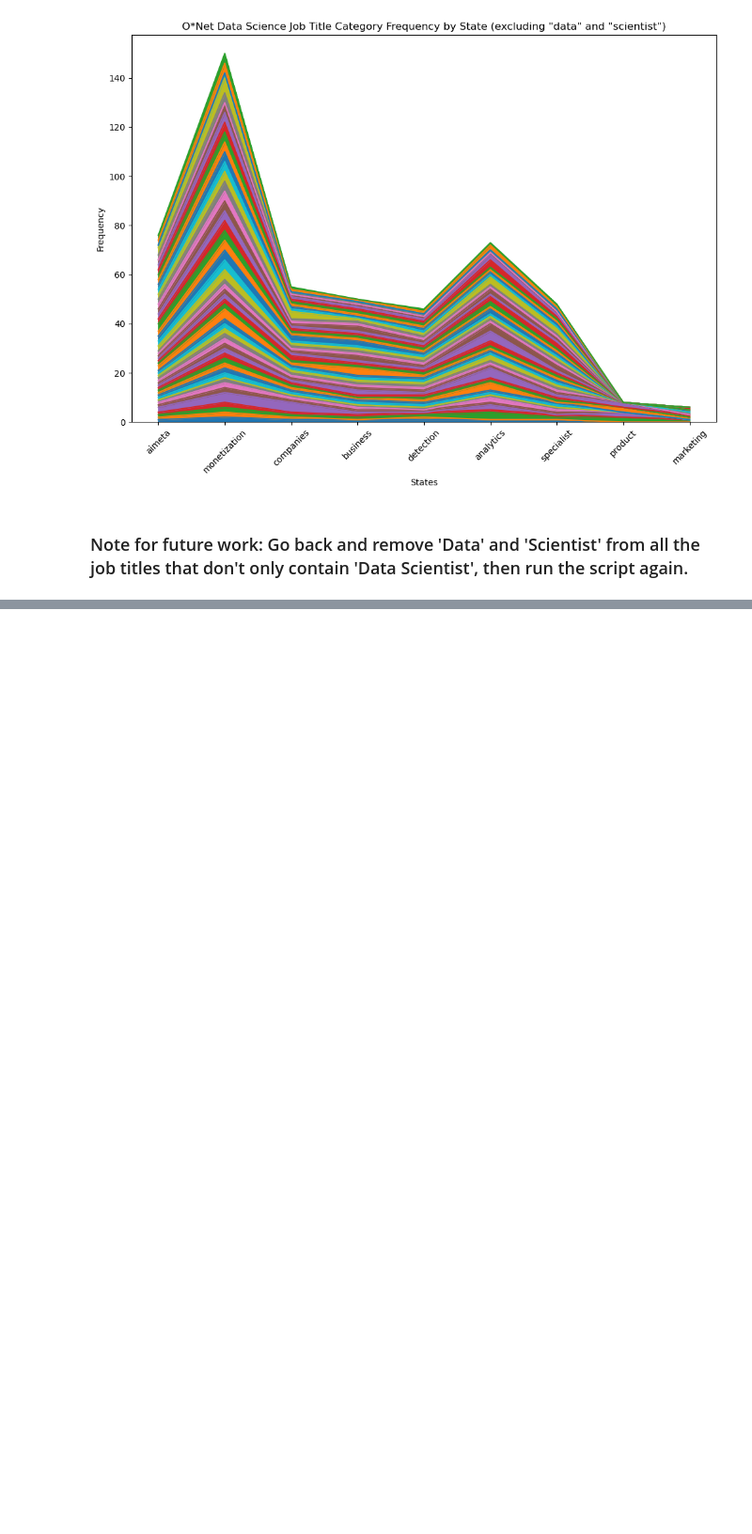
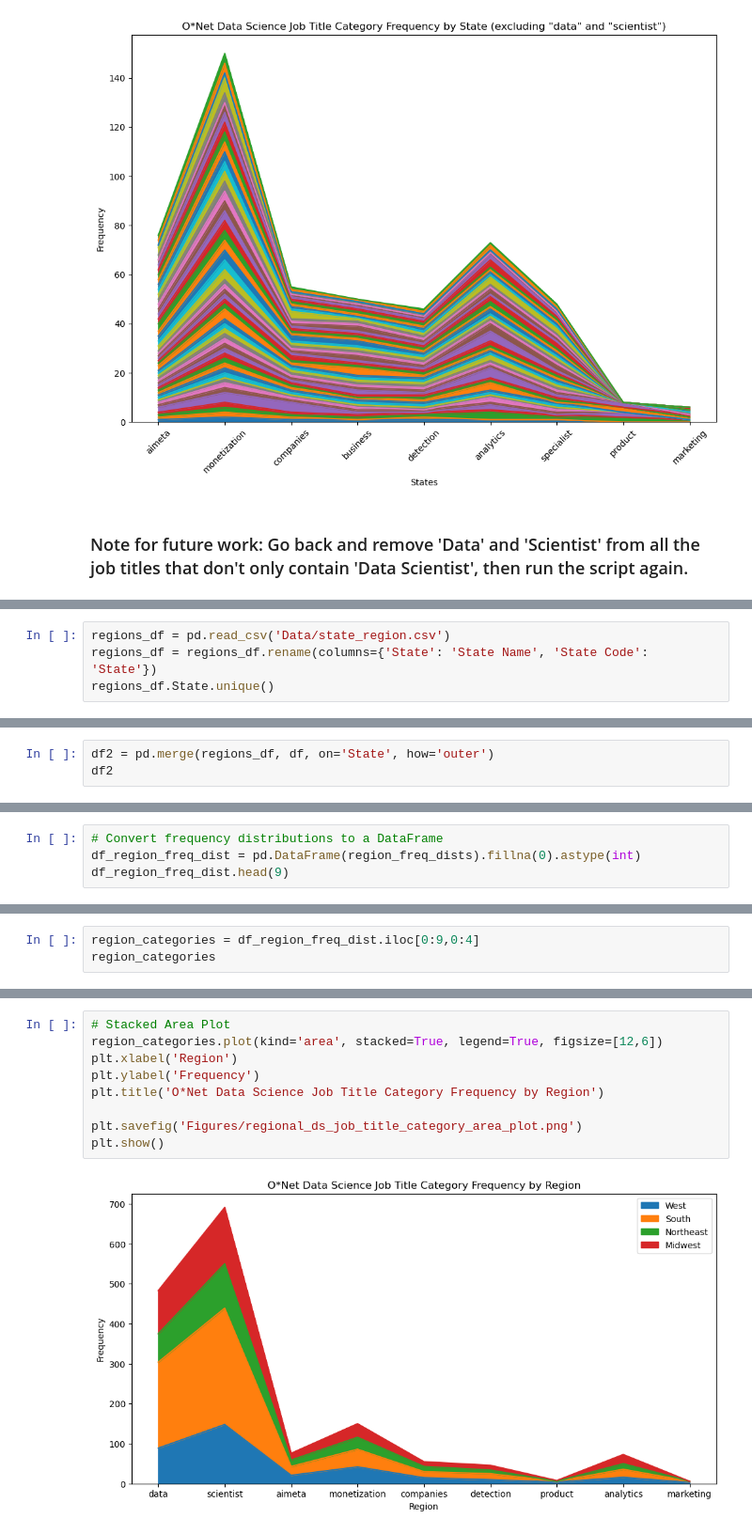
Before and after one commit to ethanwright96/data-science-jobscape, a Jupyter notebook: country-wide-ds-jobscape.ipynb, the cells around one changed output, grey strips where cells are left out. Shown at 94% size. Cells and saved outputs as stored; diff of their text form; blank space fills up the shorter version.

Commit message:
added analysis of regional differences and plots

```diff
--- a/country-wide-ds-jobscape.ipynb
+++ b/country-wide-ds-jobscape.ipynb
@@ -346,0 +383,4 @@ plt.show()
+# %%
+regions_df = pd.read_csv('Data/state_region.csv')
+regions_df = regions_df.rename(columns={'State': 'State Name', 'State Code': 'State'})
+regions_df.State.unique()
@@ -346,0 +393,3 @@ plt.show()
+# %%
+df2 = pd.merge(regions_df, df, on='State', how='outer')
+df2
@@ -346,0 +457,4 @@ plt.show()
+# %%
+# Convert frequency distributions to a DataFrame
+df_region_freq_dist = pd.DataFrame(region_freq_dists).fillna(0).astype(int)
+df_region_freq_dist.head(9)
@@ -346,0 +472,3 @@ plt.show()
+# %%
+region_categories = df_region_freq_dist.iloc[0:9,0:4]
+region_categories
@@ -346,0 +486,11 @@ plt.show()
+# %%
+# Stacked Area Plot
+region_categories.plot(kind='area', stacked=True, legend=True, figsize=[12,6])
+plt.xlabel('Region')
+plt.ylabel('Frequency')
+plt.title('O*Net Data Science Job Title Category Frequency by Region')
+
+plt.savefig('Figures/regional_ds_job_title_category_area_plot.png')
+plt.show()
+# %% [output]
+[figure, added]
```
Also changed, not shown: parts of 23 cells of this notebook, 18 other files.
